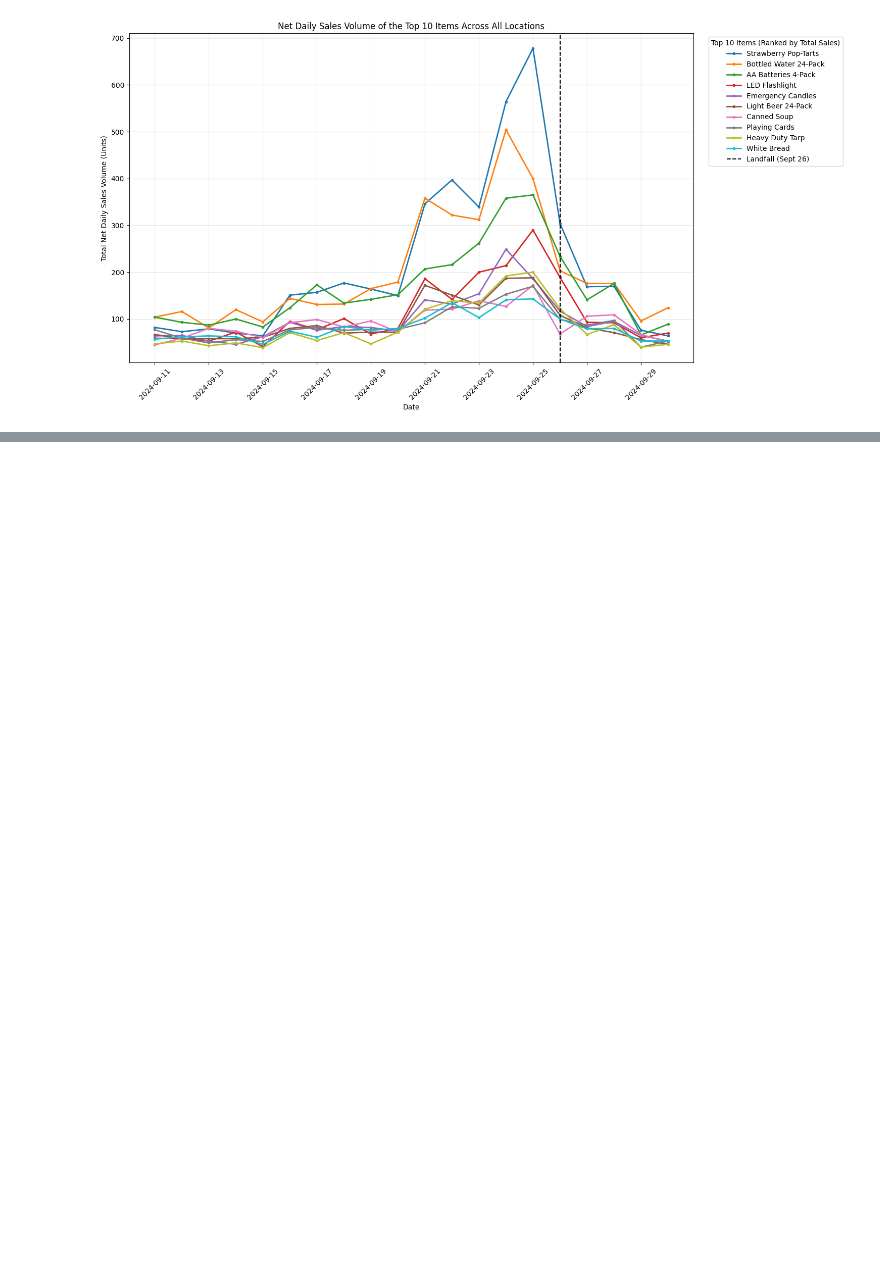
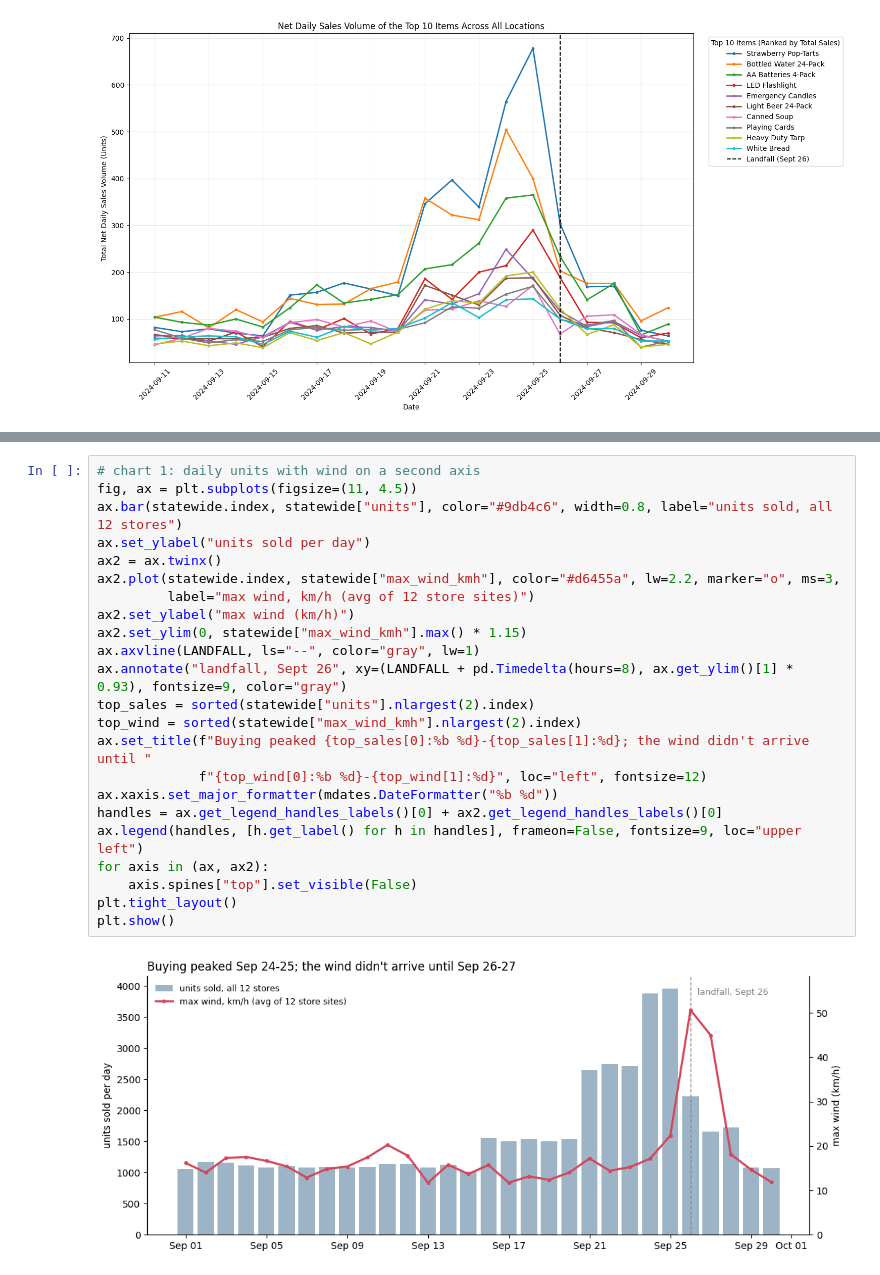
Before and after one commit to ayanrasulova/ds2002-midterm, a Jupyter notebook: notebooks/midterm_notebook.ipynb, the cells around one changed output, grey strips where cells are left out. Cells and saved outputs as stored; diff of their text form; blank space fills up the shorter version.

```diff
--- a/notebooks/midterm_notebook.ipynb
+++ b/notebooks/midterm_notebook.ipynb
@@ -810,0 +984,25 @@ plt.show()
+# %%
+# chart 1: daily units with wind on a second axis
+fig, ax = plt.subplots(figsize=(11, 4.5))
+ax.bar(statewide.index, statewide["units"], color="#9db4c6", width=0.8, label="units sold, all 12 stores")
+ax.set_ylabel("units sold per day")
+ax2 = ax.twinx()
+ax2.plot(statewide.index, statewide["max_wind_kmh"], color="#d6455a", lw=2.2, marker="o", ms=3,
+         label="max wind, km/h (avg of 12 store sites)")
+ax2.set_ylabel("max wind (km/h)")
+ax2.set_ylim(0, statewide["max_wind_kmh"].max() * 1.15)
+ax.axvline(LANDFALL, ls="--", color="gray", lw=1)
+ax.annotate("landfall, Sept 26", xy=(LANDFALL + pd.Timedelta(hours=8), ax.get_ylim()[1] * 0.93), fontsize=9, color="gray")
+top_sales = sorted(statewide["units"].nlargest(2).index)
+top_wind = sorted(statewide["max_wind_kmh"].nlargest(2).index)
+ax.set_title(f"Buying peaked {top_sales[0]:%b %d}-{top_sales[1]:%d}; the wind didn't arrive until "
+             f"{top_wind[0]:%b %d}-{top_wind[1]:%d}", loc="left", fontsize=12)
+ax.xaxis.set_major_formatter(mdates.DateFormatter("%b %d"))
+handles = ax.get_legend_handles_labels()[0] + ax2.get_legend_handles_labels()[0]
+ax.legend(handles, [h.get_label() for h in handles], frameon=False, fontsize=9, loc="upper left")
+for axis in (ax, ax2):
+    axis.spines["top"].set_visible(False)
+plt.tight_layout()
+plt.show()
+# %% [output]
+[figure, added]
```
Also changed, not shown: parts of 9 cells of this notebook.
